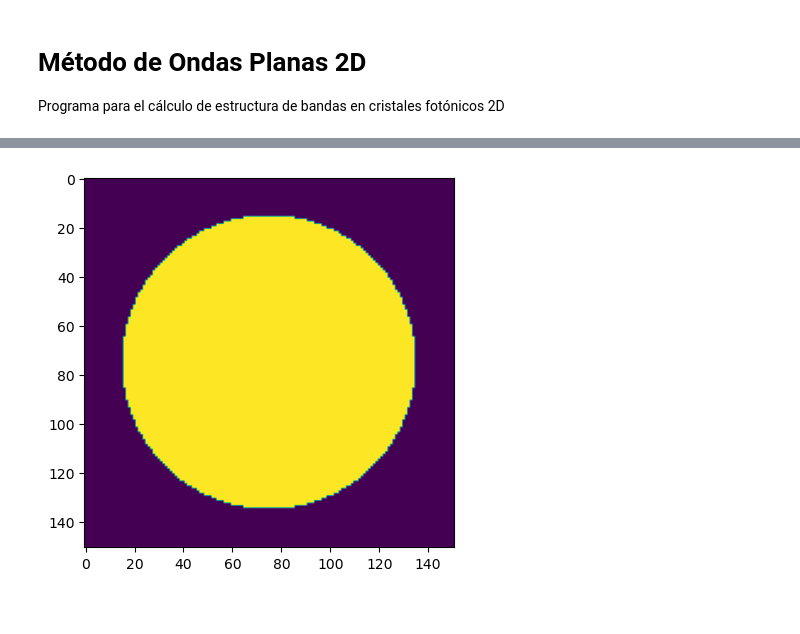
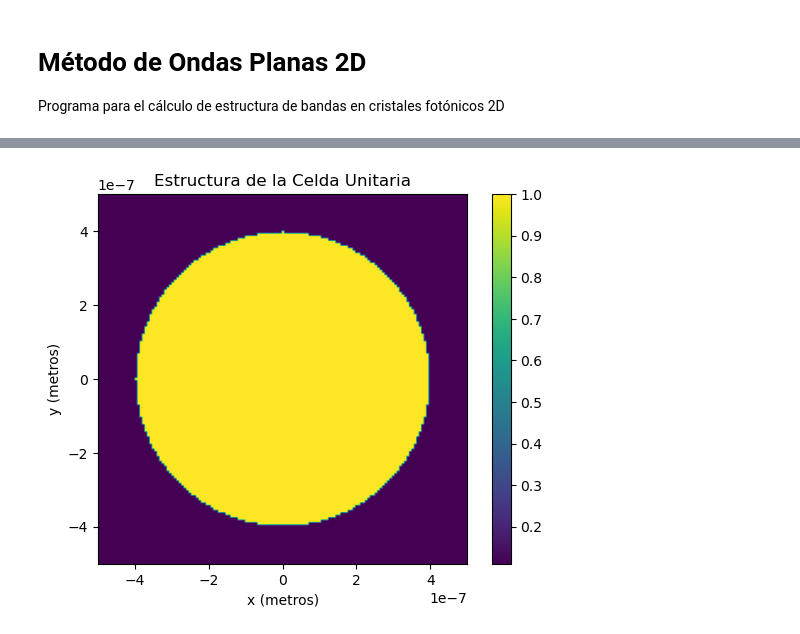
Before and after one commit to Jwpr-dpr/Tesis, a Jupyter notebook: Plana_waves2D.ipynb, the cells around one changed output, grey strips where cells are left out. Drawn from its saved outputs; the diff is of its cells as text; code cells hidden in the pictures.

```diff
--- a/Plana_waves2D.ipynb
+++ b/Plana_waves2D.ipynb
@@ -61,53 +14,87 @@ eps2 = 1
 precis = 5
 nG = 4
 precisStruct = 150
 
 # Inicializar struct y coordenadas
 struct = np.zeros((precisStruct+1, precisStruct+1))
-xSet = np.zeros(precisStruct+1)
-ySet = np.zeros(precisStruct+1)
+xSet = np.linspace(-a/2, a/2, precisStruct+1)
+ySet = np.linspace(-a/2, a/2, precisStruct+1)
 
 # Definir celda unitaria
-for nx in range(precisStruct+1):
-    countX = -a/2 + nx*a/precisStruct
-    for ny in range(precisStruct+1):
-        countY = -a/2 + ny*a/precisStruct
+nx = 0
+for countX in np.arange(-a/2, a/2 + a/precisStruct, a/precisStruct):
+    ny = 0
+    for countY in np.arange(-a/2, a/2 + a/precisStruct, a/precisStruct):
         if np.sqrt(countX**2 + countY**2) < r:
             struct[nx, ny] = 1/eps2
-            xSet[nx] = countX
-            ySet[ny] = countY
         else:
             struct[nx, ny] = 1/eps1
-            xSet[nx] = countX
-            ySet[ny] = countY
+        ny += 1
+    nx += 1
 
 # Plot struct
-plt.imshow(struct)
+plt.imshow(struct, extent=[-a/2, a/2, -a/2, a/2], cmap='viridis')
+plt.colorbar()
+plt.title('Estructura de la Celda Unitaria')
+plt.xlabel('x (metros)')
+plt.ylabel('y (metros)')
 plt.show()
 
 # Calcular el área de la celda de malla
 dS = (a/precisStruct)**2
 
 # Formar matrices 2D de coordenadas de nodos
 xMesh, yMesh = np.meshgrid(xSet[:-1], ySet[:-1])
 
 # Transformar valores de la función dieléctrica inversa
 structMesh = struct[:-1, :-1] * dS / (max(xSet) - min(xSet))**2
 
 # Definir la trayectoria k dentro de la zona de Brillouin
-kx = np.zeros(3*precis+1)
-ky = np.zeros(3*precis+1)
+kx = np.concatenate((np.linspace(0, np.pi/a, precis+1),
+                     np.full(precis, np.pi/a),
+                     np.linspace(np.pi/a, 0, precis)))
 
-# GX
-kx[:precis+1] = np.linspace(0, np.pi/a, precis+1)
-ky[:precis+1] = 0
+ky = np.concatenate((np.zeros(precis+1),
+                     np.linspace(0, np.pi/a, precis),
+                     np.linspace(np.pi/a, 0, precis)))
 
-# XM
-kx[precis+1:2*precis+1] = np.pi/a
-ky[precis+1:2*precis+1] = np.linspace(0, np.pi/a, precis)
+# Formar el conjunto de vectores de la red recíproca
+G = []
+numG = 0
+for Gx in np.arange(-nG*2*np.pi/a, nG*2*np.pi/a + 2*np.pi/a, 2*np.pi/a):
+    for Gy in np.arange(-nG*2*np.pi/a, nG*2*np.pi/a + 2*np.pi/a, 2*np.pi/a):
+        G.append([Gx, Gy])
+        numG += 1
 
-# MG
-kx[2*precis+1:] = np.linspace(np.pi/a, 0, precis+1)
-ky[2*precis+1:] = np.linspace(np.pi/a, 0, precis+1)
+# Computar los coeficientes de expansión de Fourier
+CN2D_N = np.zeros((numG, numG), dtype=complex)
+for countG in range(numG):
+    for countG1 in range(numG):
+        CN2D_N[countG, countG1] = np.sum(structMesh * np.exp(1j * ((G[countG][0] - G[countG1][0]) * xMesh + (G[countG][1] - G[countG1][1]) * yMesh)))
+
+# Computar el operador diferencial matricial para el modo TE
+M = np.zeros((len(kx), numG, numG), dtype=complex)
+for countG in range(numG):
+    for countG1 in range(numG):
+        for countK in range(len(kx)):
+            M[countK, countG, countG1] = CN2D_N[countG, countG1] * ((kx[countK] + G[countG][0]) * (kx[countK] + G[countG1][0]) + (ky[countK] + G[countG][1]) * (ky[countK] + G[countG1][1]))
+
+# Computar los estados propios para todos los vectores de onda en la trayectoria k
+dispe = np.zeros((numG, len(kx)))
+for countK in range(len(kx)):
+    MM = M[countK, :, :]
+    eigenvalues, _ = np.linalg.eig(MM)
+    dispe[:, countK] = np.sqrt(eigenvalues) * a / (2 * np.pi)
+
+# Graficar la estructura de bandas
+plt.figure()
+for u in range(8):  # Graficar las primeras 8 bandas
+    plt.plot(np.abs(dispe[u, :]), 'r', linewidth=2)
+plt.xlabel('Vector de Onda')
+plt.ylabel('Frecuencia Normalizada ($\omega a / 2\pi c$)', fontsize=16)
+plt.xticks([0, precis, 2*precis, 3*precis], ['G', 'X', 'M', 'G'])
+plt.xlim([0, 3*precis])
+plt.grid(True)
+plt.show()
 # %% [output]
-[figure, old version]
+[figure, new version]
```
Also changed, not shown: parts of 7 cells of this notebook, 1 other file.
